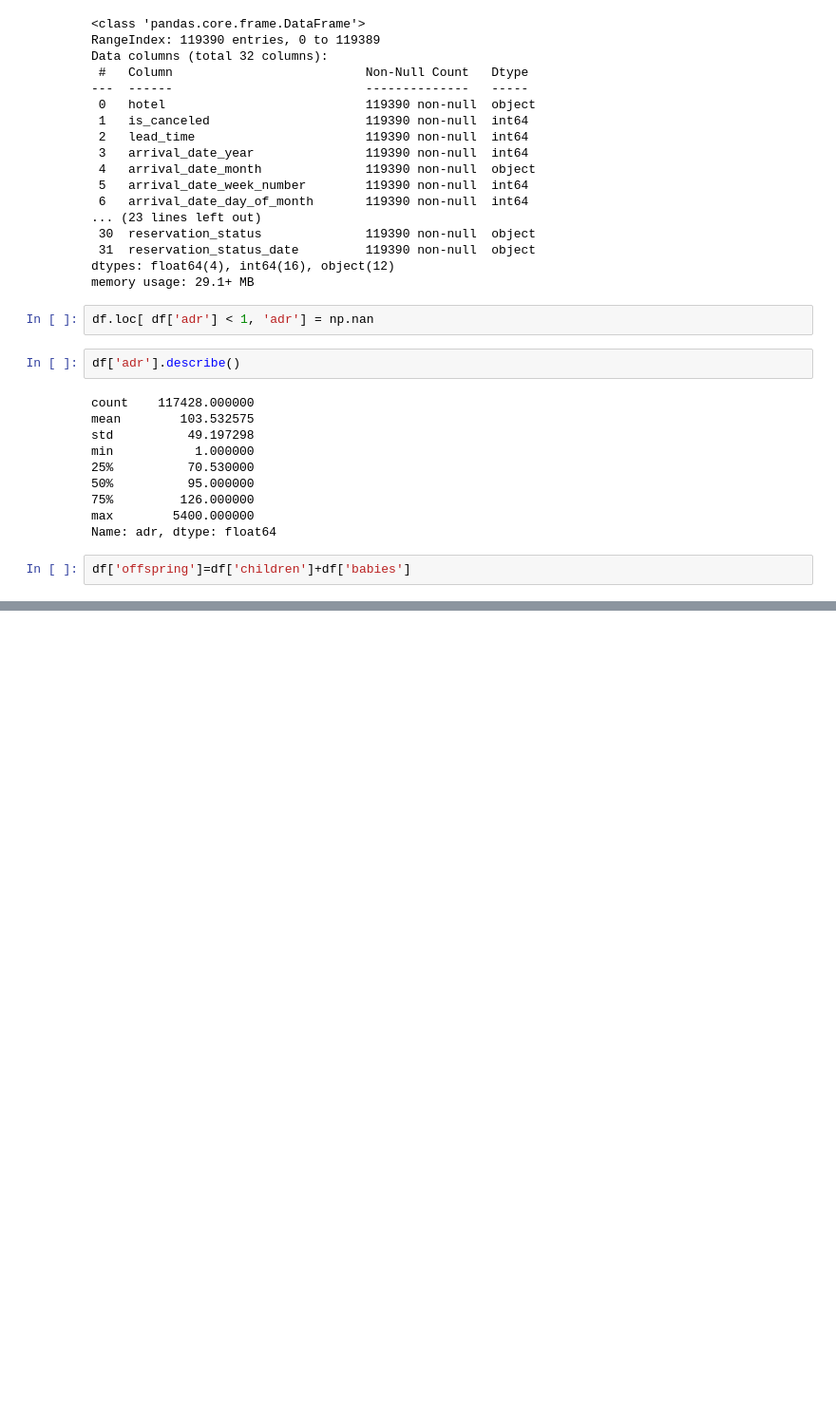
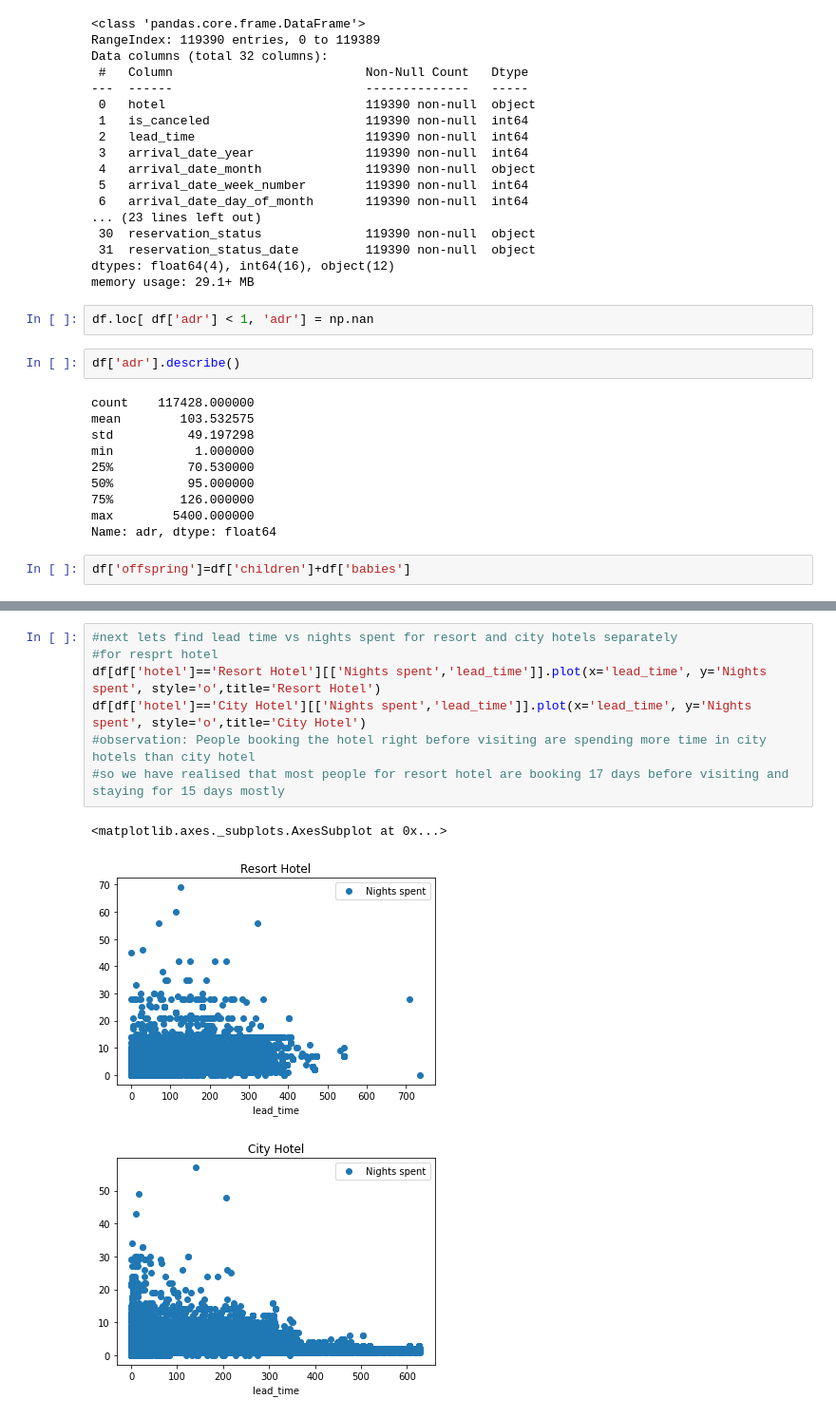
Before and after one commit to issatyajit/hotel-data-analysis, a Jupyter notebook: Hotel_Booking_Analysis_Capstone_Project.ipynb, the cells around one changed output, grey strips where cells are left out. Shown at 95% size. Drawn from its saved outputs; the diff is of its cells as text; blank space fills up the shorter version.

```diff
--- a/Hotel_Booking_Analysis_Capstone_Project.ipynb
+++ b/Hotel_Booking_Analysis_Capstone_Project.ipynb
@@ -64,0 +116,11 @@ df['offspring']=df['children']+df['babies']
+# %%
+#next lets find lead time vs nights spent for resort and city hotels separately
+#for resprt hotel
+df[df['hotel']=='Resort Hotel'][['Nights spent','lead_time']].plot(x='lead_time', y='Nights spent', style='o',title='Resort Hotel')
+df[df['hotel']=='City Hotel'][['Nights spent','lead_time']].plot(x='lead_time', y='Nights spent', style='o',title='City Hotel')
+#observation: People booking the hotel right before visiting are spending more time in city hotels than city hotel
+#so we have realised that most people for resort hotel are booking 17 days before visiting and staying for 15 days mostly
+# %% [output]
+<matplotlib.axes._subplots.AxesSubplot at 0x...>
+[figure, added]
+[figure, added]
```
Also changed, not shown: parts of 18 cells of this notebook.
